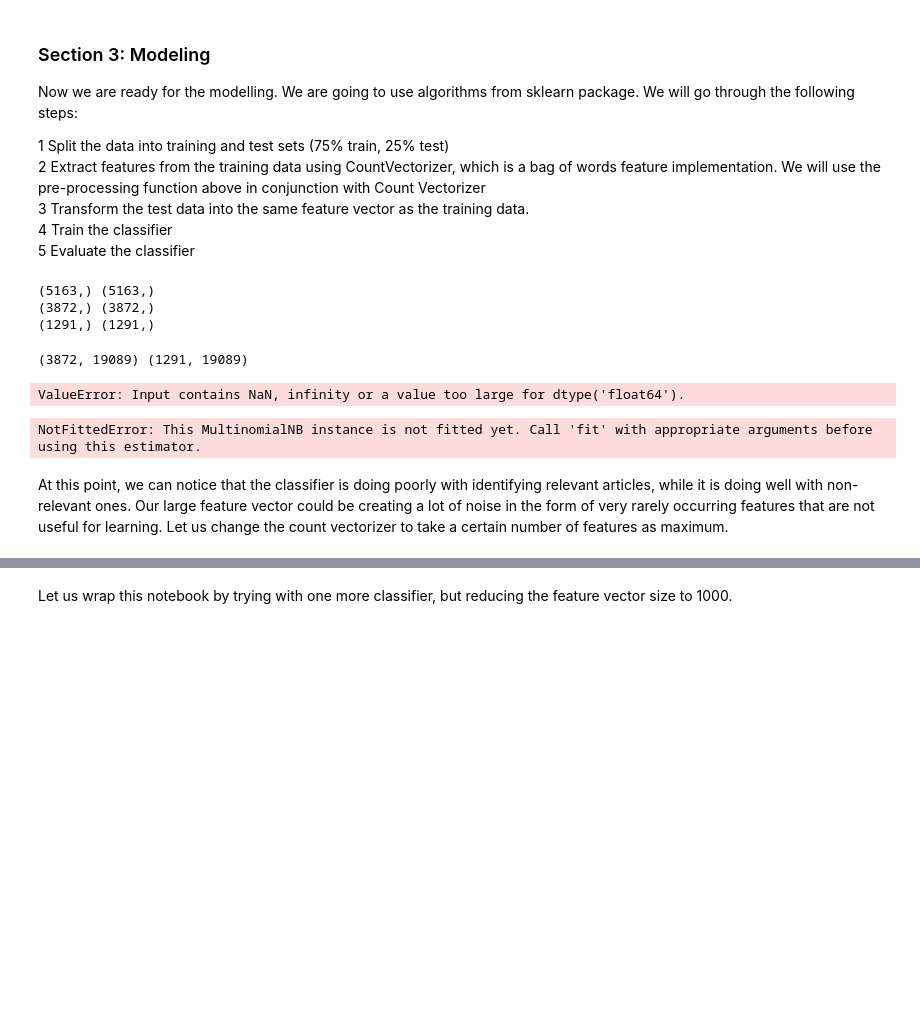
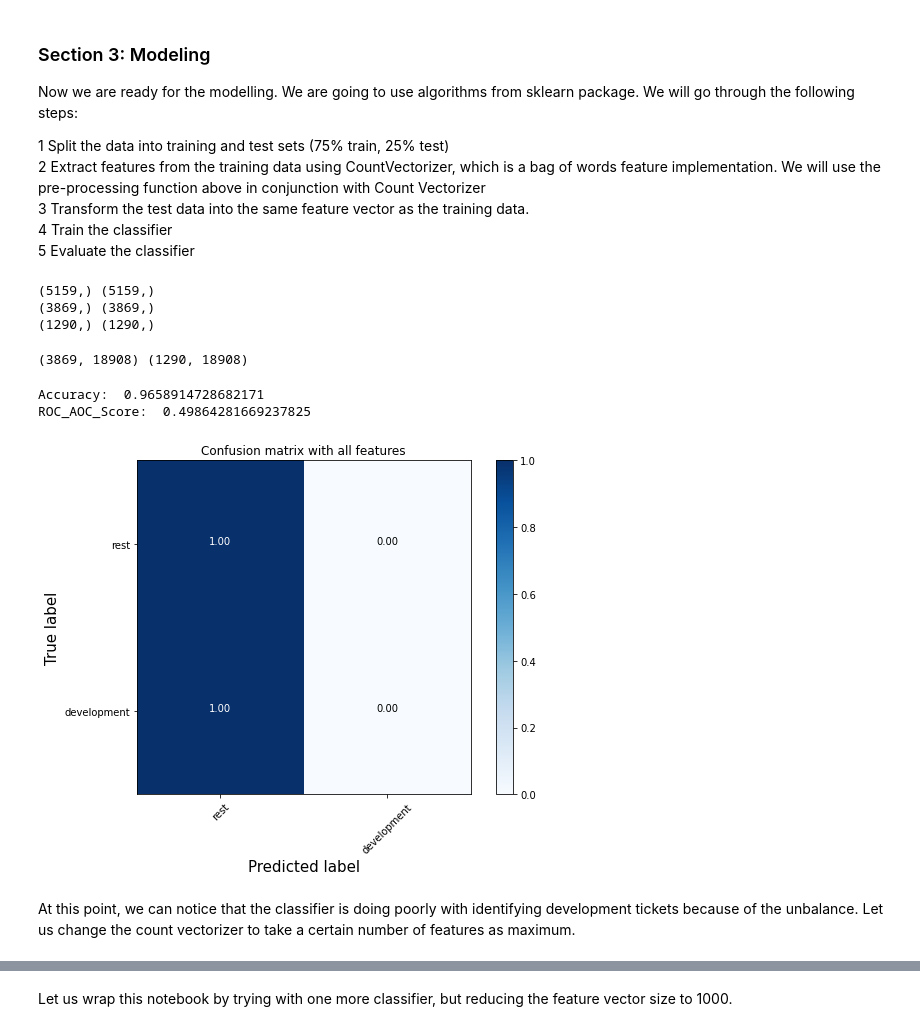
Before and after one commit to vpoten/helpdesk_nlp, a Jupyter notebook: notebooks/01_OnePipeline_ManyClassifiers.ipynb, the cells around one changed output, grey strips where cells are left out. Drawn from its saved outputs; the diff is of its cells as text; code cells hidden in the pictures; blank space fills up the shorter version.

```diff
--- a/notebooks/01_OnePipeline_ManyClassifiers.ipynb
+++ b/notebooks/01_OnePipeline_ManyClassifiers.ipynb
@@ -49,0 +52,10 @@ our_data = pd.read_csv(os.path.join('/home/victor/DemoProjects/helpdesk_nlp/down
+# %%
+def filter_dataset(df):
+    df = df[(df['language'] == 'en') & (df['text'] != '') & (df['c1'].notnull())]
+    return df
+
+print(our_data.shape)
+
+our_data = filter_dataset(our_data)
+
+print(our_data.shape)
@@ -69,11 +84,10 @@ our_data.shape
 # %% [markdown]
 Typical steps involve tokenization, lower casing, removing, stop words, punctuation markers etc, and vectorization. Other processes such as stemming/lemmatization can also be performed. Here, we are performing the following steps: removing br tags, punctuation, numbers, and stopwords. While we are using sklearn's list of stopwords, there are several other stop word lists (e.g., from NLTK) or sometimes, custom stopword lists are needed depending on the task.
 # %%
-stopwords = stop_words
 def clean(doc): # doc is a string of text
     doc = doc.replace("</br>", " ") # This text contains a lot of <br/> tags.
     doc = "".join([char for char in doc if char not in string.punctuation and not char.isdigit()])
-    doc = " ".join([token for token in doc.split() if token not in stopwords])
+    doc = " ".join([token for token in doc.split() if token not in stop_words])
     # remove punctuation and numbers
     return doc
 # %% [markdown]
@@ -101,9 +115,9 @@ X_train, X_test, y_train, y_test = train_test_split(X, y, random_state=1)
 print(X_train.shape, y_train.shape)
 print(X_test.shape, y_test.shape)
 # %% [output]
-(5163,) (5163,)
-(3872,) (3872,)
-(1291,) (1291,)
+(5159,) (5159,)
+(3869,) (3869,)
+(1290,) (1290,)
 # %%
 # Step 2-3: Preprocess and Vectorize train and test data
 vect = CountVectorizer(preprocessor=clean) # instantiate a vectoriezer
@@ -113,15 +127,12 @@ X_test_dtm = vect.transform(X_test)
 print(X_train_dtm.shape, X_test_dtm.shape)
 # i.e., the dimension of our feature vector is 19089!
 # %% [output]
-(3872, 19089) (1291, 19089)
+(3869, 18908) (1290, 18908)
 # %%
 # Step 3: Train the classifier and predict for test data
 nb = MultinomialNB() # instantiate a Multinomial Naive Bayes model
-%time nb.fit(X_train_dtm, y_train) # train the model(timing it with an IPython "magic command")
+nb.fit(X_train_dtm, y_train) # train the model(timing it with an IPython "magic command")
 y_pred_class = nb.predict(X_test_dtm) # make class predictions for X_test_dtm
-# %% [output]
-ValueError: Input contains NaN, infinity or a value too large for dtype('float64').
-NotFittedError: This MultinomialNB instance is not fitted yet. Call 'fit' with appropriate arguments before using this estimator.
 # %%
 # Step 4: Evaluate the classifier using various measures
 
@@ -146,36 +157,40 @@ def plot_confusion_matrix(cm, classes,
     plt.colorbar()
     tick_marks = np.arange(len(classes))
     plt.xticks(tick_marks, classes, rotation=45)
     plt.yticks(tick_marks, classes)
 
     fmt = '.2f' if normalize else 'd'
     thresh = cm.max() / 2.
     for i, j in itertools.product(range(cm.shape[0]), range(cm.shape[1])):
         plt.text(j, i, format(cm[i, j], fmt),
                  horizontalalignment="center",
                  color="white" if cm[i, j] > thresh else "black")
 
     plt.tight_layout()
     plt.ylabel('True label',fontsize=15)
     plt.xlabel('Predicted label',fontsize=15)
 
 
 # Print accuracy:
 print("Accuracy: ", accuracy_score(y_test, y_pred_class))
 
 
 # print the confusion matrix
 cnf_matrix = confusion_matrix(y_test, y_pred_class)
 plt.figure(figsize=(8,6))
-plot_confusion_matrix(cnf_matrix, classes=['Not Relevant','Relevant'],normalize=True,
+plot_confusion_matrix(cnf_matrix, classes=['rest','development'],normalize=True,
                       title='Confusion matrix with all features')
 
 # calculate AUC: Area under the curve(AUC) gives idea about the model efficiency:
 # Further information: https://en.wikipedia.org/wiki/Receiver_operating_characteristic
 y_pred_prob = nb.predict_proba(X_test_dtm)[:, 1]
 print("ROC_AOC_Score: ", roc_auc_score(y_test, y_pred_prob))
+# %% [output]
+Accuracy:  0.9658914728682171
+ROC_AOC_Score:  0.49864281669237825
+[figure, added]
 # %% [markdown]
-At this point, we can notice that the classifier is doing poorly with identifying relevant articles, while it is doing well with non-relevant ones. Our large feature vector could be creating a lot of noise in the form of very rarely occurring features that are not useful for learning. Let us change the count vectorizer to take a certain number of features as maximum.
+At this point, we can notice that the classifier is doing poorly with identifying development tickets because of the unbalance. Let us change the count vectorizer to take a certain number of features as maximum.
 # %%
 vect = CountVectorizer(preprocessor=clean, max_features=5000) # Step-1
 X_train_dtm = vect.fit_transform(X_train) # combined step 2 and 3
```
Also changed, not shown: parts of 10 cells of this notebook, 1 other file.
